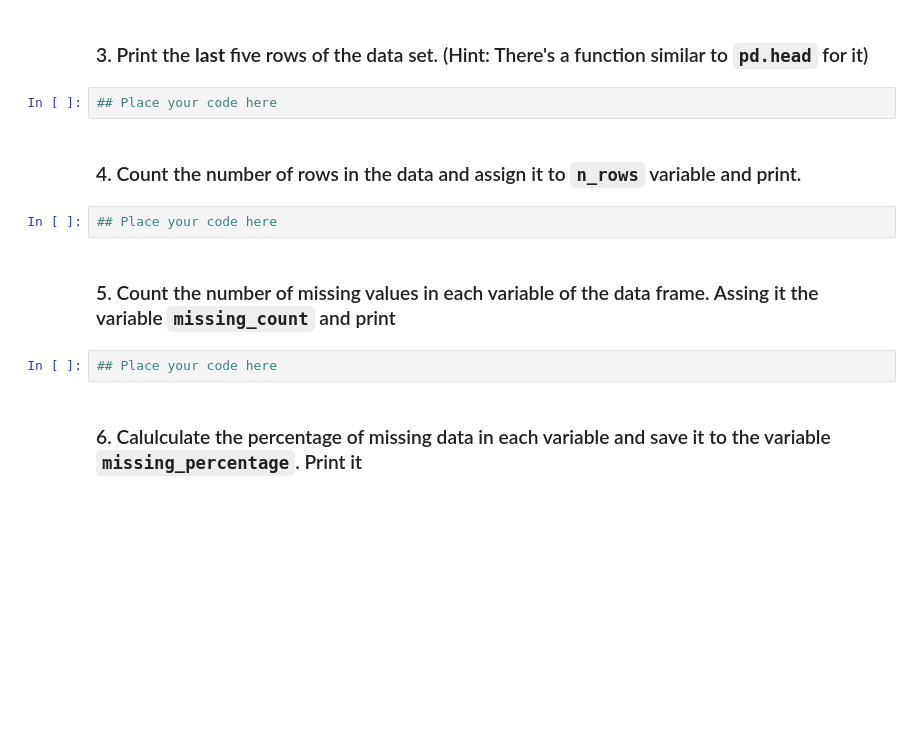
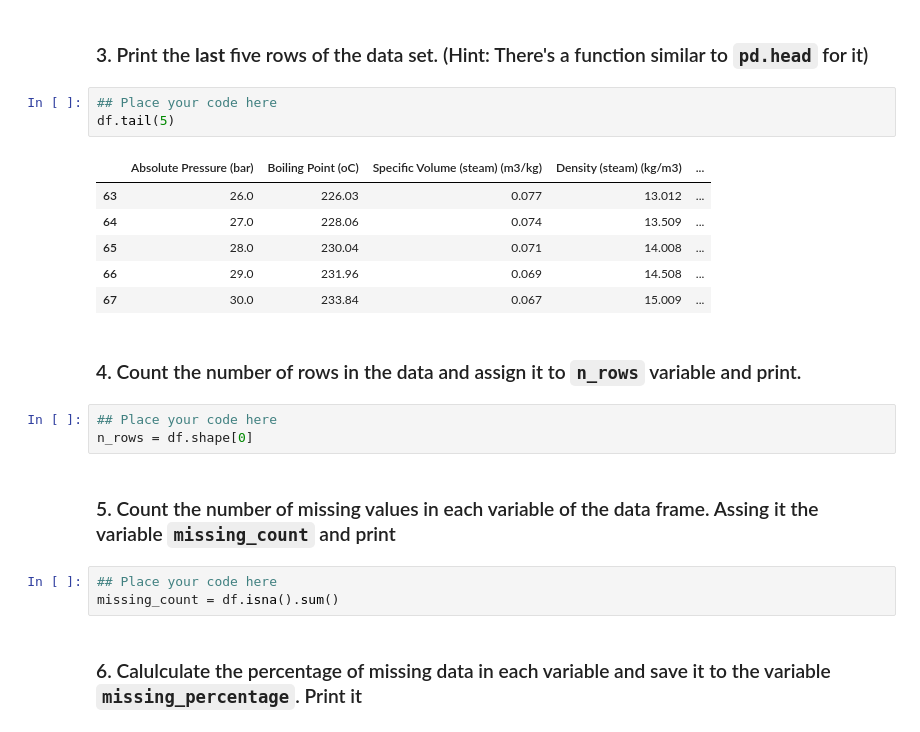
Before and after one commit to LipeCarmel-NTNU/KP8907, a Jupyter notebook: Exercises/Exercise_Tabular_Data.ipynb, the cells around one changed output. Saved outputs shown, nothing was run; the diff lists cells and outputs as text; blank space fills up the shorter version.

```diff
--- a/Exercises/Exercise_Tabular_Data.ipynb
+++ b/Exercises/Exercise_Tabular_Data.ipynb
@@ -101,14 +111,24 @@ Angina is chest pain or discomfort caused when your heart muscle doesn't get eno
 ### 3. Print the **last** five rows of the data set. (Hint: There's a function similar to ``pd.head`` for it)
 # %%
 ## Place your code here
+df.tail(5)
+# %% [output]
+|  | Absolute Pressure (bar) | Boiling Point (oC) | Specific Volume (steam) (m3/kg) | Density (steam) (kg/m3) | ... |
+| 63 | 26.0 | 226.03 | 0.077 | 13.012 | ... |
+| 64 | 27.0 | 228.06 | 0.074 | 13.509 | ... |
+| 65 | 28.0 | 230.04 | 0.071 | 14.008 | ... |
+| 66 | 29.0 | 231.96 | 0.069 | 14.508 | ... |
+| 67 | 30.0 | 233.84 | 0.067 | 15.009 | ... |
 # %% [markdown]
 ### 4. Count the number of rows in the data and assign it to `n_rows` variable and print.
 # %%
 ## Place your code here
+n_rows = df.shape[0]
 # %% [markdown]
 ### 5. Count the number of missing values in each variable of the data frame. Assing it the variable `missing_count` and print
 # %%
 ## Place your code here
+missing_count = df.isna().sum()
 # %% [markdown]
 ### 6. Calulculate the percentage of missing data in each variable and save it to the variable `missing_percentage`. Print it
 # %%
```
Also changed, not shown: parts of 2 cells of this notebook, 3 other files.
